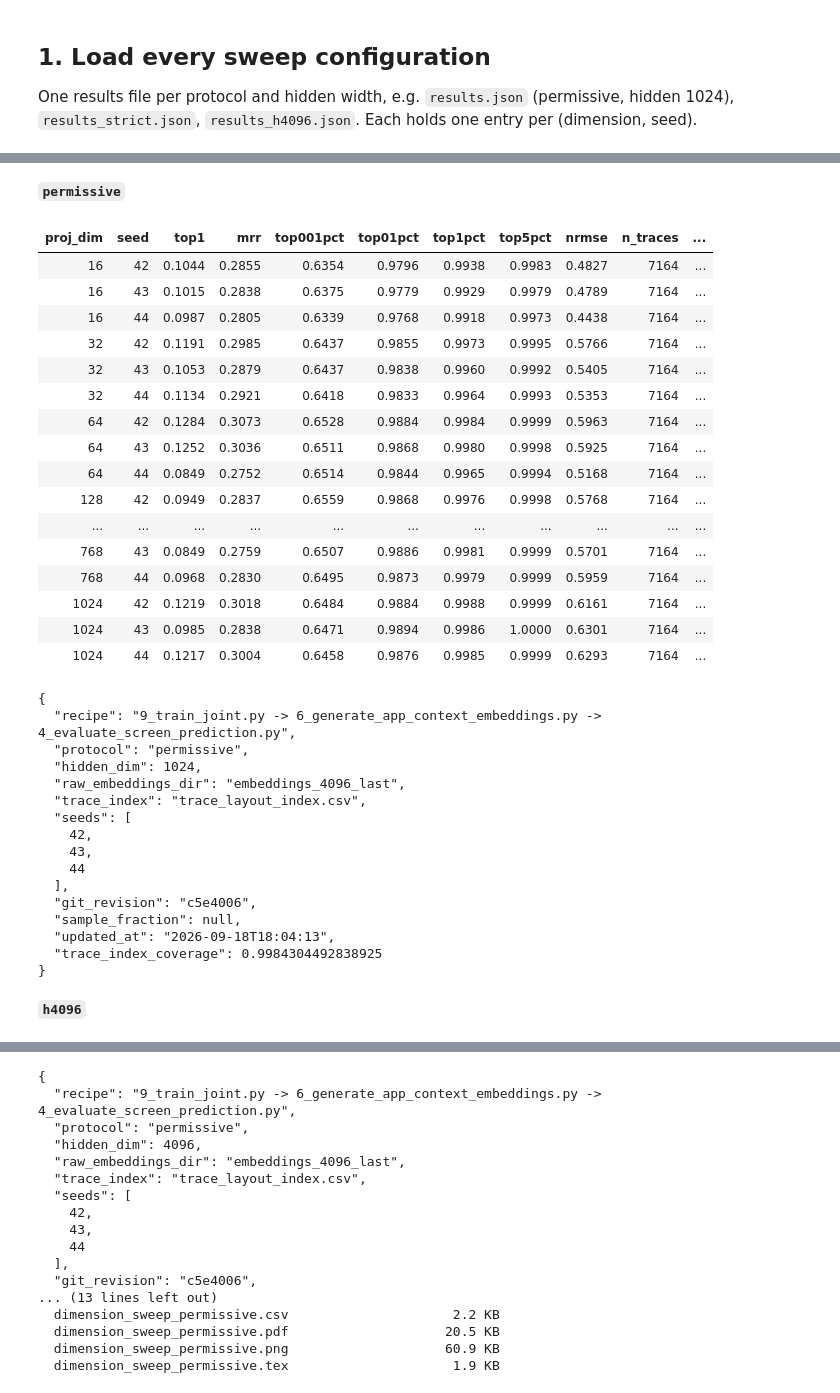
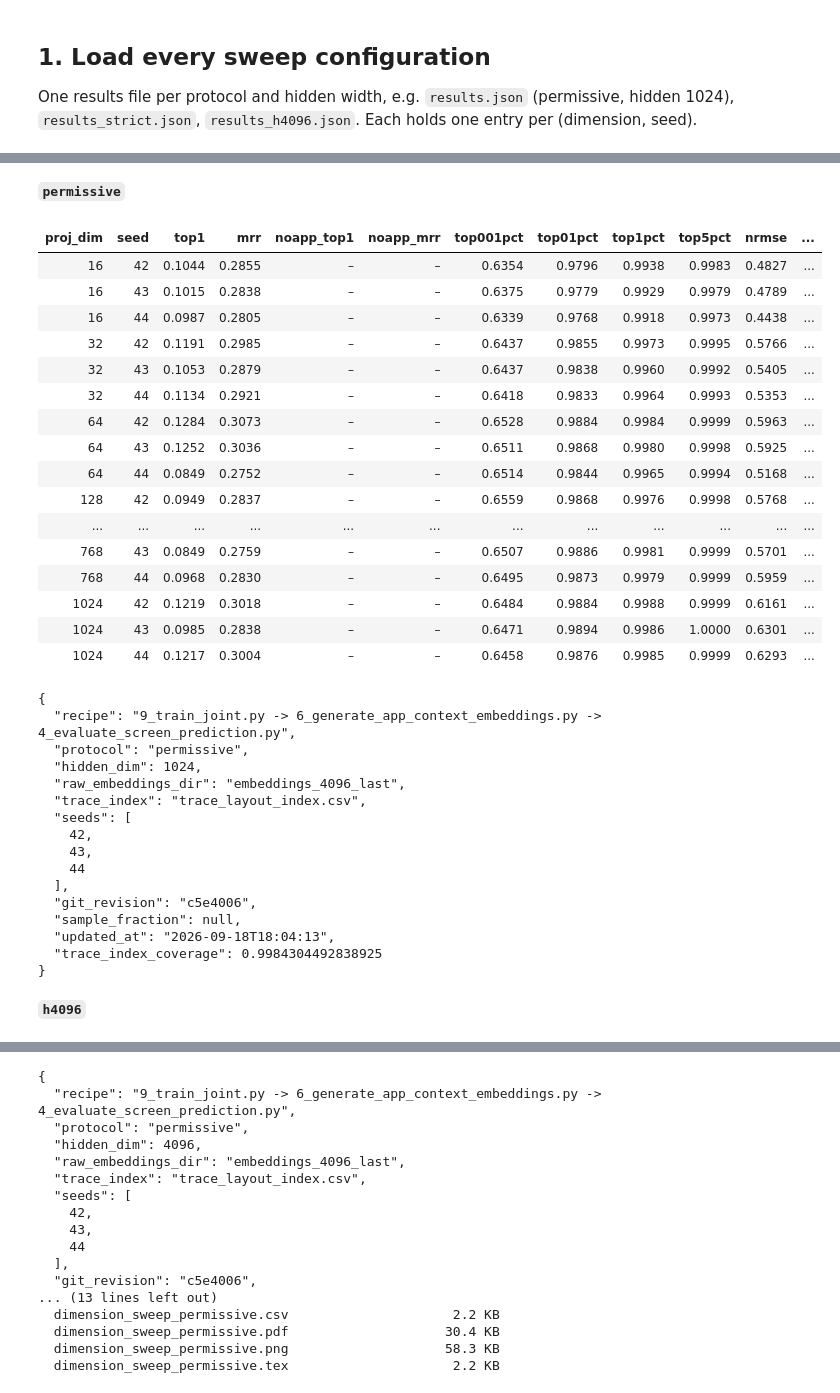
Before and after one commit to yigitBaysoyu/modernizing-screen2vec, a Jupyter notebook: _results_dimension_sweep.ipynb, the cells around one changed output, grey strips where cells are left out. Cells and saved outputs as stored; diff of their text form; code cells hidden in the pictures.

```diff
--- a/_results_dimension_sweep.ipynb
+++ b/_results_dimension_sweep.ipynb
@@ -69,21 +76,27 @@ for path in result_files:
         for seed_key, m in by_seed.items():
             row = {"proj_dim": int(dim_key), "seed": int(seed_key)}
             row.update({k: m.get(k, np.nan) for k in sweep.METRIC_KEYS})
+            row.update({f"noapp_{k}": (m.get("no_app") or {}).get(k, np.nan) for k in sweep.METRIC_KEYS})
             row.update({k: m.get(k) for k in sweep.POPULATION_KEYS})
+            row["trained_in_sweep"] = m.get("trained_in_sweep")
             row["completed_at"] = m.get("completed_at")
             rows.append(row)
     if not rows:
         continue
     name = path.stem.removeprefix("results").lstrip("_") or "permissive"
-    configs[name] = {"meta": data.get("meta", {}), "runs": pd.DataFrame(rows).sort_values(["proj_dim", "seed"])}
+    meta = data.get("meta", {})
+    configs[name] = {"meta": meta, "runs": pd.DataFrame(rows).sort_values(["proj_dim", "seed"]),
+                     "matched": sweep.reference_is_matched(meta)}
 
 overview = pd.DataFrame([{
     "config": name,
     "protocol": c["meta"].get("protocol"),
+    "comparable with paper": "yes" if c["matched"] else "no (orientation only)",
     "hidden_dim": c["meta"].get("hidden_dim"),
     "dims": ", ".join(str(d) for d in sorted(c["runs"]["proj_dim"].unique())),
     "seeds": ", ".join(str(s) for s in sorted(c["runs"]["seed"].unique())),
     "runs": len(c["runs"]),
+    "runs with no-app arm": int(c["runs"]["noapp_top1"].notna().sum()),
     "git": c["meta"].get("git_revision"),
     "trace index coverage": (c["meta"].get("trace_index_meta") or {}).get("coverage"),
 } for name, c in configs.items()])
@@ -246,13 +312,14 @@ by_protocol = {}
 for name, c in configs.items():
     by_protocol.setdefault(str(c["meta"].get("protocol")), []).append(name)
 
-compared = False
 for protocol, names in sorted(by_protocol.items()):
-    if len(names) < 2:
-        continue
-    compared = True
     names = sorted(names, key=lambda n: int(configs[n]["meta"].get("hidden_dim") or 0))
     widths = {n: int(configs[n]["meta"].get("hidden_dim") or 0) for n in names}
+    matched = configs[names[0]]["matched"]
+    if len(names) < 2:
+        display(Markdown(f"### protocol `{protocol}` — one hidden width ({widths[names[0]]}) **by design**: the width "
+                         "comparison is a within-protocol check and was run under the permissive protocol only."))
+        continue
     display(Markdown(f"### protocol `{protocol}` — hidden widths {', '.join(str(widths[n]) for n in names)}"))
 
     # Side-by-side table on the shared dimensions, differences relative to the narrowest width.
@@ -273,7 +340,9 @@ for protocol, names in sorted(by_protocol.items()):
     shared = merged.dropna(subset=[f"Top-1 (h{widths[n]})" for n in names])
     if len(shared):
         gaps = [shared[f"Δ Top-1 (h{widths[n]} − h{widths[base]})"].abs().max() for n in names[1:]]
-        print(f"largest |Δ Top-1| on the {len(shared)} shared dimensions: {max(gaps):.4f}")
+        sds = max(shared[f"Top-1 SD (h{widths[n]})"].max() for n in names)
+        print(f"largest |Δ Top-1| between widths on the {len(shared)} shared dimensions: {max(gaps):.4f} "
+              f"(largest seed SD: {sds:.4f})")
 
     # Overlay figure: Top-1 and MRR, one line style per width.
     styles = ["-", "--", ":", "-."]
@@ -285,7 +354,8 @@ for protocol, names in sorted(by_protocol.items()):
             ax.errorbar(summary["proj_dim"], summary[f"{key}_mean"],
                         yerr=summary[f"{key}_std"] if multi else None, color=color, linestyle=style,
                         marker="o", markersize=3, linewidth=1.3, capsize=2, label=f"{label}, hidden {widths[n]}")
-    ax.axhline(PAPER["top1"], color="#4C78A8", linestyle=(0, (1, 2)), linewidth=1, alpha=0.7)
+    if matched:
+        ax.axhline(PAPER["top1"], color="#4C78A8", linestyle=(0, (1, 2)), linewidth=1, alpha=0.7)
     all_dims = sorted({int(d) for n in names for d in summaries[n]["proj_dim"]})
     ax.set_xscale("log", base=2)
     ax.set_xticks(all_dims)
@@ -295,15 +365,12 @@ for protocol, names in sorted(by_protocol.items()):
     ax.set_xlabel("Screen-embedding dimension D (of D + 768)")
     ax.set_ylabel("Retrieval quality")
     ax.tick_params(labelsize=7)
-    ax.legend(frameon=False, fontsize=6.5, loc="lower right", ncol=2, title="dotted: paper Top-1", title_fontsize=6.5)
+    ax.legend(frameon=False, fontsize=6.5, loc="lower right", ncol=2,
+              title="dotted: paper Top-1" if matched else f"protocol {protocol}: no paper comparison", title_fontsize=6.5)
     fig.tight_layout()
     fig.savefig(PDF_DIR / f"dimension_sweep_hidden_comparison_{protocol}.pdf", bbox_inches="tight")
     fig.savefig(PDF_DIR / f"dimension_sweep_hidden_comparison_{protocol}.png", bbox_inches="tight")
     plt.show()
-
-if not compared:
-    print("Only one hidden width per protocol so far; run the second configuration to compare "
-          "(see _run_dimension_sweep.ps1).")
 # %% [output]
 ### protocol `permissive` — hidden widths 1024, 4096
 | D | n (h1024) | Top-1 (h1024) | Top-1 SD (h1024) | MRR (h1024) | MRR SD (h1024) | n (h4096) | Top-1 (h4096) | ... |
@@ -325,35 +392,36 @@ Every (dimension, seed) run with its evaluated population, so a suspicious point
 # %%
 for name, c in configs.items():
     display(Markdown(f"**`{name}`**"))
-    cols = ["proj_dim", "seed", "top1", "mrr", "top001pct", "top01pct", "top1pct", "top5pct", "nrmse",
-            "n_traces", "n_screens_in_traces", "n_instances", "completed_at"]
-    display(c["runs"][cols].style.format({k: "{:.4f}" for k in sweep.METRIC_KEYS}, na_rep="–").hide(axis="index"))
+    cols = ["proj_dim", "seed", "top1", "mrr", "noapp_top1", "noapp_mrr", "top001pct", "top01pct", "top1pct", "top5pct",
+            "nrmse", "n_traces", "n_screens_in_traces", "n_instances", "trained_in_sweep", "completed_at"]
+    fmt = {k: "{:.4f}" for k in (*sweep.METRIC_KEYS, "noapp_top1", "noapp_mrr")}
+    display(c["runs"][cols].style.format(fmt, na_rep="–").hide(axis="index"))
     meta = {k: v for k, v in c["meta"].items() if k != "trace_index_meta"}
     meta["trace_index_coverage"] = (c["meta"].get("trace_index_meta") or {}).get("coverage")
     print(json.dumps(meta, indent=2))
 
 print("\nfiles in", PDF_DIR.relative_to(ROOT))
 for path in sorted(PDF_DIR.iterdir()):
     print(f"  {path.name:45s} {path.stat().st_size / 1024:8.1f} KB")
 # %% [output]
 **`permissive`**
-| proj_dim | seed | top1 | mrr | top001pct | top01pct | top1pct | top5pct | nrmse | n_traces | ... |
-| 16 | 42 | 0.1044 | 0.2855 | 0.6354 | 0.9796 | 0.9938 | 0.9983 | 0.4827 | 7164 | ... |
-| 16 | 43 | 0.1015 | 0.2838 | 0.6375 | 0.9779 | 0.9929 | 0.9979 | 0.4789 | 7164 | ... |
-| 16 | 44 | 0.0987 | 0.2805 | 0.6339 | 0.9768 | 0.9918 | 0.9973 | 0.4438 | 7164 | ... |
-| 32 | 42 | 0.1191 | 0.2985 | 0.6437 | 0.9855 | 0.9973 | 0.9995 | 0.5766 | 7164 | ... |
-| 32 | 43 | 0.1053 | 0.2879 | 0.6437 | 0.9838 | 0.9960 | 0.9992 | 0.5405 | 7164 | ... |
-| 32 | 44 | 0.1134 | 0.2921 | 0.6418 | 0.9833 | 0.9964 | 0.9993 | 0.5353 | 7164 | ... |
-| 64 | 42 | 0.1284 | 0.3073 | 0.6528 | 0.9884 | 0.9984 | 0.9999 | 0.5963 | 7164 | ... |
-| 64 | 43 | 0.1252 | 0.3036 | 0.6511 | 0.9868 | 0.9980 | 0.9998 | 0.5925 | 7164 | ... |
-| 64 | 44 | 0.0849 | 0.2752 | 0.6514 | 0.9844 | 0.9965 | 0.9994 | 0.5168 | 7164 | ... |
-| 128 | 42 | 0.0949 | 0.2837 | 0.6559 | 0.9868 | 0.9976 | 0.9998 | 0.5768 | 7164 | ... |
-| ... | ... | ... | ... | ... | ... | ... | ... | ... | ... | ... |
-| 768 | 43 | 0.0849 | 0.2759 | 0.6507 | 0.9886 | 0.9981 | 0.9999 | 0.5701 | 7164 | ... |
-| 768 | 44 | 0.0968 | 0.2830 | 0.6495 | 0.9873 | 0.9979 | 0.9999 | 0.5959 | 7164 | ... |
-| 1024 | 42 | 0.1219 | 0.3018 | 0.6484 | 0.9884 | 0.9988 | 0.9999 | 0.6161 | 7164 | ... |
-| 1024 | 43 | 0.0985 | 0.2838 | 0.6471 | 0.9894 | 0.9986 | 1.0000 | 0.6301 | 7164 | ... |
-| 1024 | 44 | 0.1217 | 0.3004 | 0.6458 | 0.9876 | 0.9985 | 0.9999 | 0.6293 | 7164 | ... |
+| proj_dim | seed | top1 | mrr | noapp_top1 | noapp_mrr | top001pct | top01pct | top1pct | top5pct | nrmse | ... |
+| 16 | 42 | 0.1044 | 0.2855 | – | – | 0.6354 | 0.9796 | 0.9938 | 0.9983 | 0.4827 | ... |
+| 16 | 43 | 0.1015 | 0.2838 | – | – | 0.6375 | 0.9779 | 0.9929 | 0.9979 | 0.4789 | ... |
+| 16 | 44 | 0.0987 | 0.2805 | – | – | 0.6339 | 0.9768 | 0.9918 | 0.9973 | 0.4438 | ... |
+| 32 | 42 | 0.1191 | 0.2985 | – | – | 0.6437 | 0.9855 | 0.9973 | 0.9995 | 0.5766 | ... |
+| 32 | 43 | 0.1053 | 0.2879 | – | – | 0.6437 | 0.9838 | 0.9960 | 0.9992 | 0.5405 | ... |
+| 32 | 44 | 0.1134 | 0.2921 | – | – | 0.6418 | 0.9833 | 0.9964 | 0.9993 | 0.5353 | ... |
+| 64 | 42 | 0.1284 | 0.3073 | – | – | 0.6528 | 0.9884 | 0.9984 | 0.9999 | 0.5963 | ... |
+| 64 | 43 | 0.1252 | 0.3036 | – | – | 0.6511 | 0.9868 | 0.9980 | 0.9998 | 0.5925 | ... |
+| 64 | 44 | 0.0849 | 0.2752 | – | – | 0.6514 | 0.9844 | 0.9965 | 0.9994 | 0.5168 | ... |
+| 128 | 42 | 0.0949 | 0.2837 | – | – | 0.6559 | 0.9868 | 0.9976 | 0.9998 | 0.5768 | ... |
+| ... | ... | ... | ... | ... | ... | ... | ... | ... | ... | ... | ... |
+| 768 | 43 | 0.0849 | 0.2759 | – | – | 0.6507 | 0.9886 | 0.9981 | 0.9999 | 0.5701 | ... |
+| 768 | 44 | 0.0968 | 0.2830 | – | – | 0.6495 | 0.9873 | 0.9979 | 0.9999 | 0.5959 | ... |
+| 1024 | 42 | 0.1219 | 0.3018 | – | – | 0.6484 | 0.9884 | 0.9988 | 0.9999 | 0.6161 | ... |
+| 1024 | 43 | 0.0985 | 0.2838 | – | – | 0.6471 | 0.9894 | 0.9986 | 1.0000 | 0.6301 | ... |
+| 1024 | 44 | 0.1217 | 0.3004 | – | – | 0.6458 | 0.9876 | 0.9985 | 0.9999 | 0.6293 | ... |
 {
   "recipe": "9_train_joint.py -> 6_generate_app_context_embeddings.py -> 4_evaluate_screen_prediction.py",
   "protocol": "permissive",
@@ -402,6 +470,6 @@ for path in sorted(PDF_DIR.iterdir()):
   "git_revision": "c5e4006",
 ... (13 lines left out)
   dimension_sweep_permissive.csv                     2.2 KB
-  dimension_sweep_permissive.pdf                    20.5 KB
-  dimension_sweep_permissive.png                    60.9 KB
-  dimension_sweep_permissive.tex                     1.9 KB
+  dimension_sweep_permissive.pdf                    30.4 KB
+  dimension_sweep_permissive.png                    58.3 KB
+  dimension_sweep_permissive.tex                     2.2 KB
```
Also changed, not shown: parts of 10 cells of this notebook, 12 other files.
